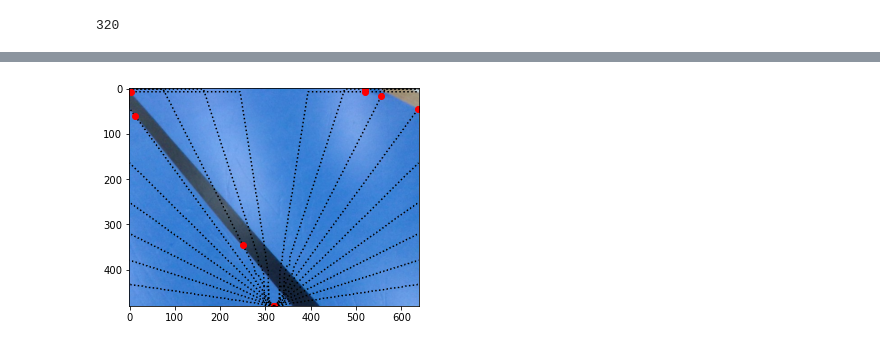
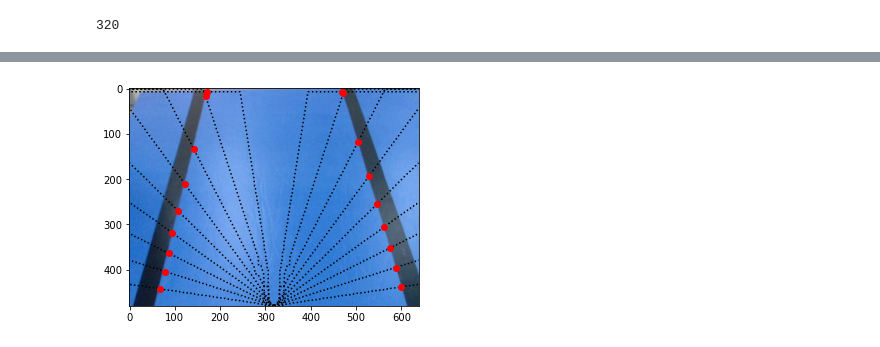
Before and after one commit to ChheangL/carCode, a Jupyter notebook: Test2.ipynb, the cells around one changed output, grey strips where cells are left out. Drawn from its saved outputs; the diff is of its cells as text; code cells hidden in the pictures.

```diff
--- a/Test2.ipynb
+++ b/Test2.ipynb
@@ -97,26 +97,26 @@ print(BND)
 - posistion the error
 - appending the posistion and get corrdinate
 """
-s1 = 60
-hd = 10
-h1 = 3
-BND = np.zeros(data.shape[1])
-a = 0
-b = s1
-while True:
-    segCal = data[a:b,:]
-    plusCheck = np.mean(segCal,axis=0) + 3* np.std(segCal,axis=0)
-    minusCheck = np.mean(segCal,axis=0) - 3* np.std(segCal,axis=0)
-    if(b+hd) > len(data): hd = len(data)-b
-    test = data[b-1:b+hd,:]
-    checktop = (test > plusCheck)+(test<minusCheck)
-    index = np.min(checktop,axis=0)
-    tempBND = np.where(index==0,index,index+(b-2))
-    BND = np.where(BND==0,tempBND,BND)
-    a= a+h1
-    b= b+h1
-    if b >len(data): break
+def findEdges(data,s1,hd,h1):
+    BND = np.zeros(data.shape[1])
+    a = 0
+    b = s1
+    while True:
+        segCal = data[a:b,:]
+        plusCheck = np.mean(segCal,axis=0) + 3* np.std(segCal,axis=0)
+        minusCheck = np.mean(segCal,axis=0) - 3* np.std(segCal,axis=0)
+        if(b+hd) > len(data): hd = len(data)-b
+        test = data[b-1:b+hd,:]
+        checktop = (test > plusCheck)+(test<minusCheck)
+        index = np.min(checktop,axis=0)
+        tempBND = np.where(index==0,index,index+(b-2))
+        BND = np.where(BND==0,tempBND,BND)
+        a= a+h1
+        b= b+h1
+        if b >len(data): break
+    return BND
 
 
 
-BND = findEdge(data,s1,hd,h1)
+BND = findEdges(data,50,5,2)
+print(BND)
@@ -155,11 +215,11 @@ def plotData(img,fline,BND):
 # %%
 line = lineC(width,height,9)
-img = np.array(Image.open('image/img27.jpg'))
+img = np.array(Image.open('image/img25.jpg'))
 data = selectData(img,line)
-edge = findEdge(data,70,10,3)
+edge = findEdges(data,50,5,2)
 plotData(img,line,edge)
 # %% [output]
-[figure, old version]
+[figure, new version]
 # %%
 from ImageFrame import Frame
 from EdgeFinderV2 import EdgeFinder
```
Also changed, not shown: parts of 8 cells of this notebook, 4 other files.
